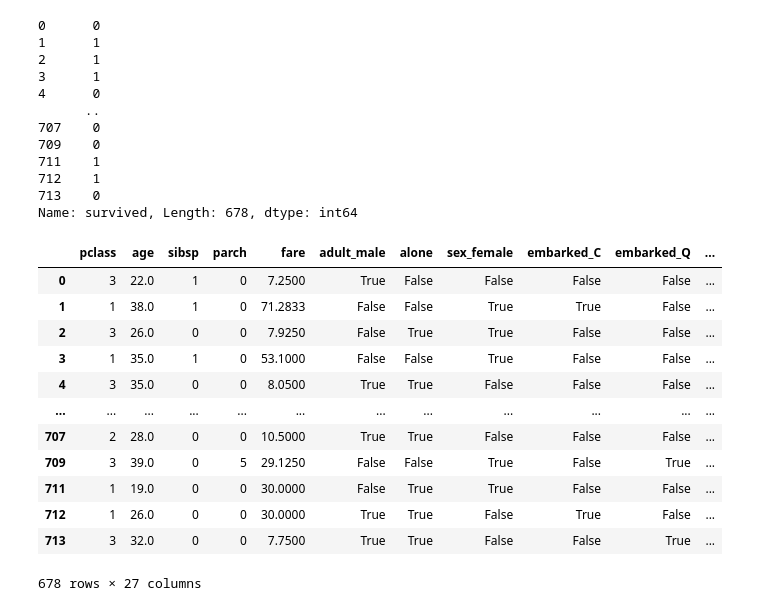
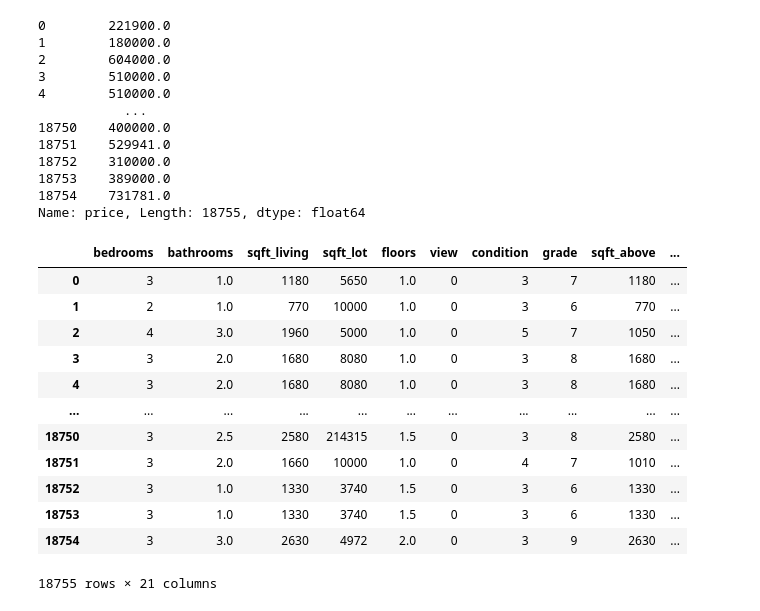
Before and after one commit to turnbullfordsdt/Main-DSDT-Example-Repo, a Jupyter notebook: Machine Learning Fundamentals/ML Intro.ipynb, the cells around one changed output. Saved outputs shown, nothing was run; the diff lists cells and outputs as text; code cells hidden in the pictures.

```diff
--- a/Machine Learning Fundamentals/ML Intro.ipynb
+++ b/Machine Learning Fundamentals/ML Intro.ipynb
@@ -1,9 +1,7 @@
 # %%
 from pandas import read_csv
 
-dataset = read_csv("/workspaces/Main-DSDT-Example-Repo/Machine Learning Fundamentals/no_null_encoded_titanic (1) (1).csv")
+dataset = read_csv("/workspaces/Main-DSDT-Example-Repo/Machine Learning Fundamentals/kc_house_cleaned (2).csv")
-# %%
-dataset = dataset.drop_duplicates()
 # %%
 display(dataset)
 # %% [output]
@@ -23,40 +23,37 @@ display(dataset)
 # %%
-target_column_name = 'survived'
-
-
-target_column = dataset[target_column_name]
+target_column  = dataset['price']
 
 display(target_column)
 # %% [output]
-0      0
-1      1
-2      1
-3      1
-4      0
-      ..
-707    0
-709    0
-711    1
-712    1
-713    0
-Name: survived, Length: 678, dtype: int64
+0        221900.0
+1        180000.0
+2        604000.0
+3        510000.0
+4        510000.0
+           ...
+18750    400000.0
+18751    529941.0
+18752    310000.0
+18753    389000.0
+18754    731781.0
+Name: price, Length: 18755, dtype: float64
 # %%
-input_feature_set = dataset.drop(columns = ['survived', 'alive'])
+input_set = dataset.drop(columns=['price', 'Unnamed: 0'])
 
-display(input_feature_set)
+display(input_set)
 # %% [output]
-|  | pclass | age | sibsp | parch | fare | adult_male | alone | sex_female | embarked_C | embarked_Q | ... |
-| 0 | 3 | 22.0 | 1 | 0 | 7.2500 | True | False | False | False | False | ... |
-| 1 | 1 | 38.0 | 1 | 0 | 71.2833 | False | False | True | True | False | ... |
-| 2 | 3 | 26.0 | 0 | 0 | 7.9250 | False | True | True | False | False | ... |
-| 3 | 1 | 35.0 | 1 | 0 | 53.1000 | False | False | True | False | False | ... |
-| 4 | 3 | 35.0 | 0 | 0 | 8.0500 | True | True | False | False | False | ... |
-| ... | ... | ... | ... | ... | ... | ... | ... | ... | ... | ... | ... |
-| 707 | 2 | 28.0 | 0 | 0 | 10.5000 | True | True | False | False | False | ... |
-| 709 | 3 | 39.0 | 0 | 5 | 29.1250 | False | False | True | False | True | ... |
-| 711 | 1 | 19.0 | 0 | 0 | 30.0000 | False | True | True | False | False | ... |
-| 712 | 1 | 26.0 | 0 | 0 | 30.0000 | True | True | False | True | False | ... |
-| 713 | 3 | 32.0 | 0 | 0 | 7.7500 | True | True | False | False | True | ... |
+|  | bedrooms | bathrooms | sqft_living | sqft_lot | floors | view | condition | grade | sqft_above | ... |
+| 0 | 3 | 1.0 | 1180 | 5650 | 1.0 | 0 | 3 | 7 | 1180 | ... |
+| 1 | 2 | 1.0 | 770 | 10000 | 1.0 | 0 | 3 | 6 | 770 | ... |
+| 2 | 4 | 3.0 | 1960 | 5000 | 1.0 | 0 | 5 | 7 | 1050 | ... |
+| 3 | 3 | 2.0 | 1680 | 8080 | 1.0 | 0 | 3 | 8 | 1680 | ... |
+| 4 | 3 | 2.0 | 1680 | 8080 | 1.0 | 0 | 3 | 8 | 1680 | ... |
+| ... | ... | ... | ... | ... | ... | ... | ... | ... | ... | ... |
+| 18750 | 3 | 2.5 | 2580 | 214315 | 1.5 | 0 | 3 | 8 | 2580 | ... |
+| 18751 | 3 | 2.0 | 1660 | 10000 | 1.0 | 0 | 4 | 7 | 1010 | ... |
+| 18752 | 3 | 1.0 | 1330 | 3740 | 1.5 | 0 | 3 | 6 | 1330 | ... |
+| 18753 | 3 | 1.0 | 1330 | 3740 | 1.5 | 0 | 3 | 6 | 1330 | ... |
+| 18754 | 3 | 3.0 | 2630 | 4972 | 2.0 | 0 | 3 | 9 | 2630 | ... |
-678 rows × 27 columns
+18755 rows × 21 columns
 # %%
 from sklearn.linear_model import LinearRegression
```
Also changed, not shown: parts of 16 cells of this notebook, 7 other files.
